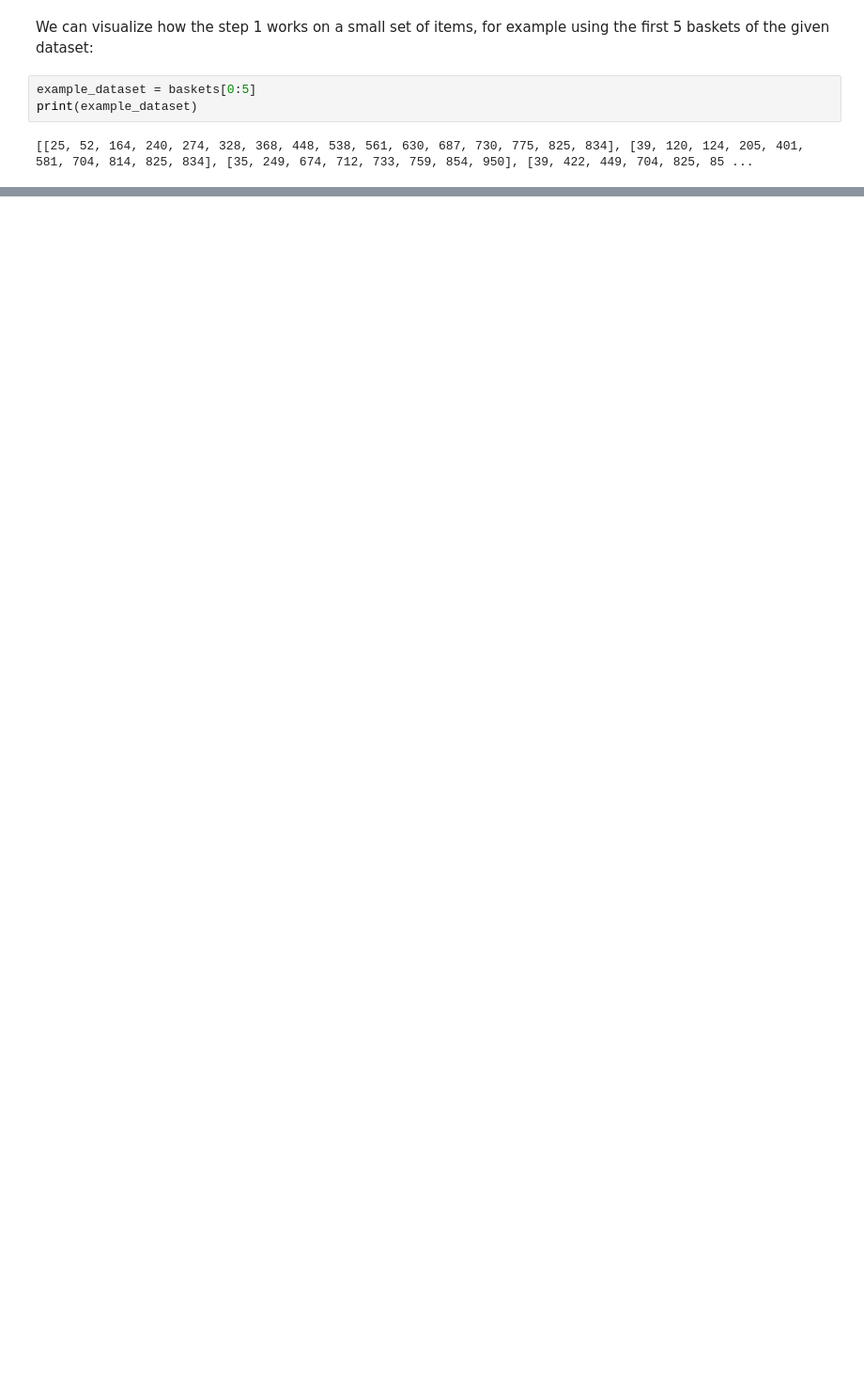
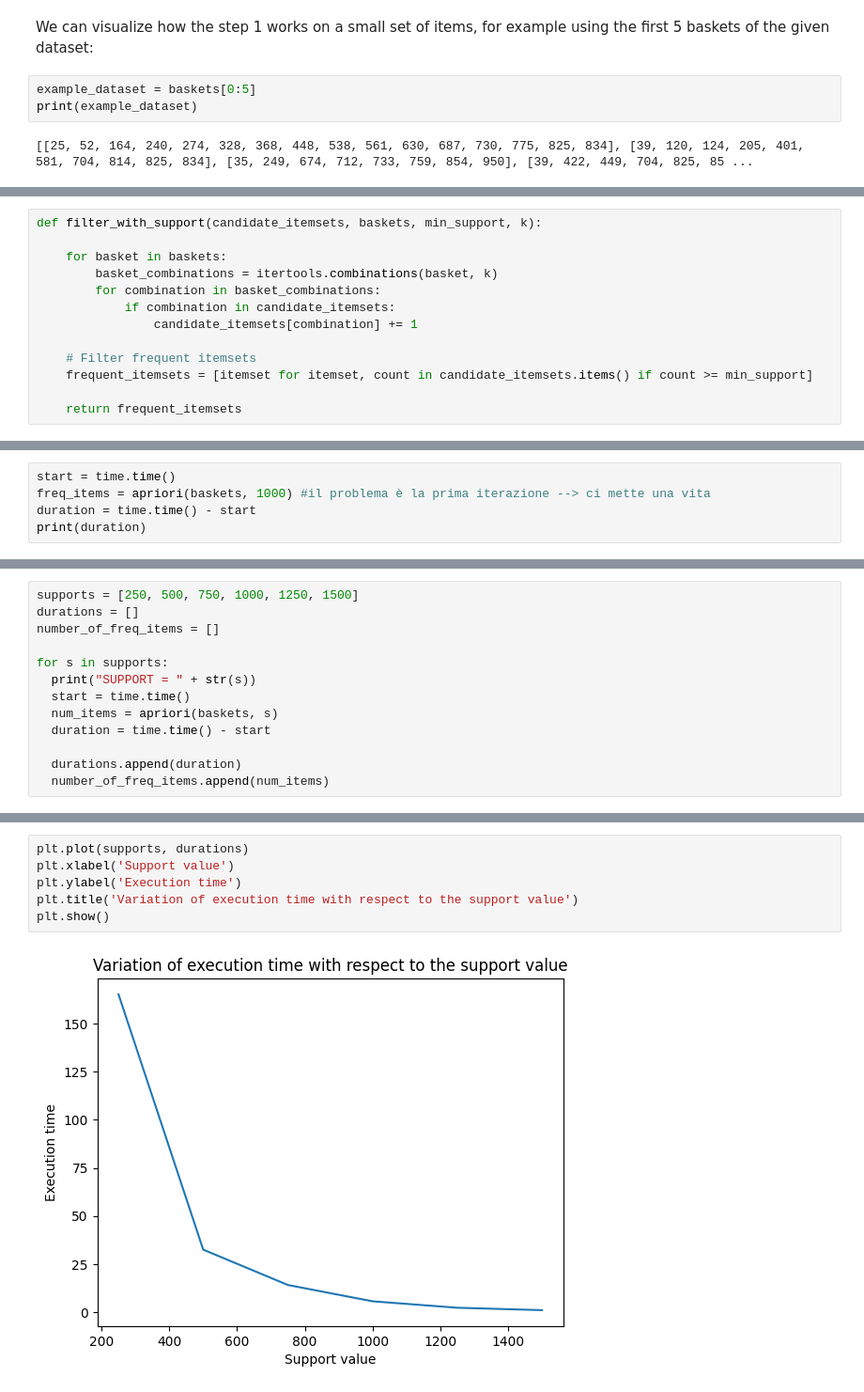
Before and after one commit to SaladSlayer00/Data-Mining-2023, a Jupyter notebook: Homework_2/ID2222_Homework_2_Insalata_Puccioni.ipynb, the cells around one changed output, grey strips where cells are left out. Shown: that part at 94% size. Drawn from its saved outputs; the diff is of its cells as text; blank space fills up the shorter version.

```diff
--- a/Homework_2/ID2222_Homework_2_Insalata_Puccioni.ipynb
+++ b/Homework_2/ID2222_Homework_2_Insalata_Puccioni.ipynb
@@ -85,0 +111,13 @@ generate_candidates(newset, 2)
+# %%
+def filter_with_support(candidate_itemsets, baskets, min_support, k):
+
+    for basket in baskets:
+        basket_combinations = itertools.combinations(basket, k)
+        for combination in basket_combinations:
+            if combination in candidate_itemsets:
+                candidate_itemsets[combination] += 1
+
+    # Filter frequent itemsets
+    frequent_itemsets = [itemset for itemset, count in candidate_itemsets.items() if count >= min_support]
+
+    return frequent_itemsets
@@ -120,0 +171,5 @@ Frequent 5-itemsets: []
+# %%
+start = time.time()
+freq_items = apriori(baskets, 1000) #il problema è la prima iterazione --> ci mette una vita
+duration = time.time() - start
+print(duration)
@@ -120,0 +187,13 @@ Frequent 5-itemsets: []
+# %%
+supports = [250, 500, 750, 1000, 1250, 1500]
+durations = []
+number_of_freq_items = []
+
+for s in supports:
+  print("SUPPORT = " + str(s))
+  start = time.time()
+  num_items = apriori(baskets, s)
+  duration = time.time() - start
+
+  durations.append(duration)
+  number_of_freq_items.append(num_items)
@@ -120,0 +220,8 @@ Frequent 5-itemsets: []
+# %%
+plt.plot(supports, durations)
+plt.xlabel('Support value')
+plt.ylabel('Execution time')
+plt.title('Variation of execution time with respect to the support value')
+plt.show()
+# %% [output]
+[figure, added]
```
Also changed, not shown: parts of 27 cells of this notebook.
